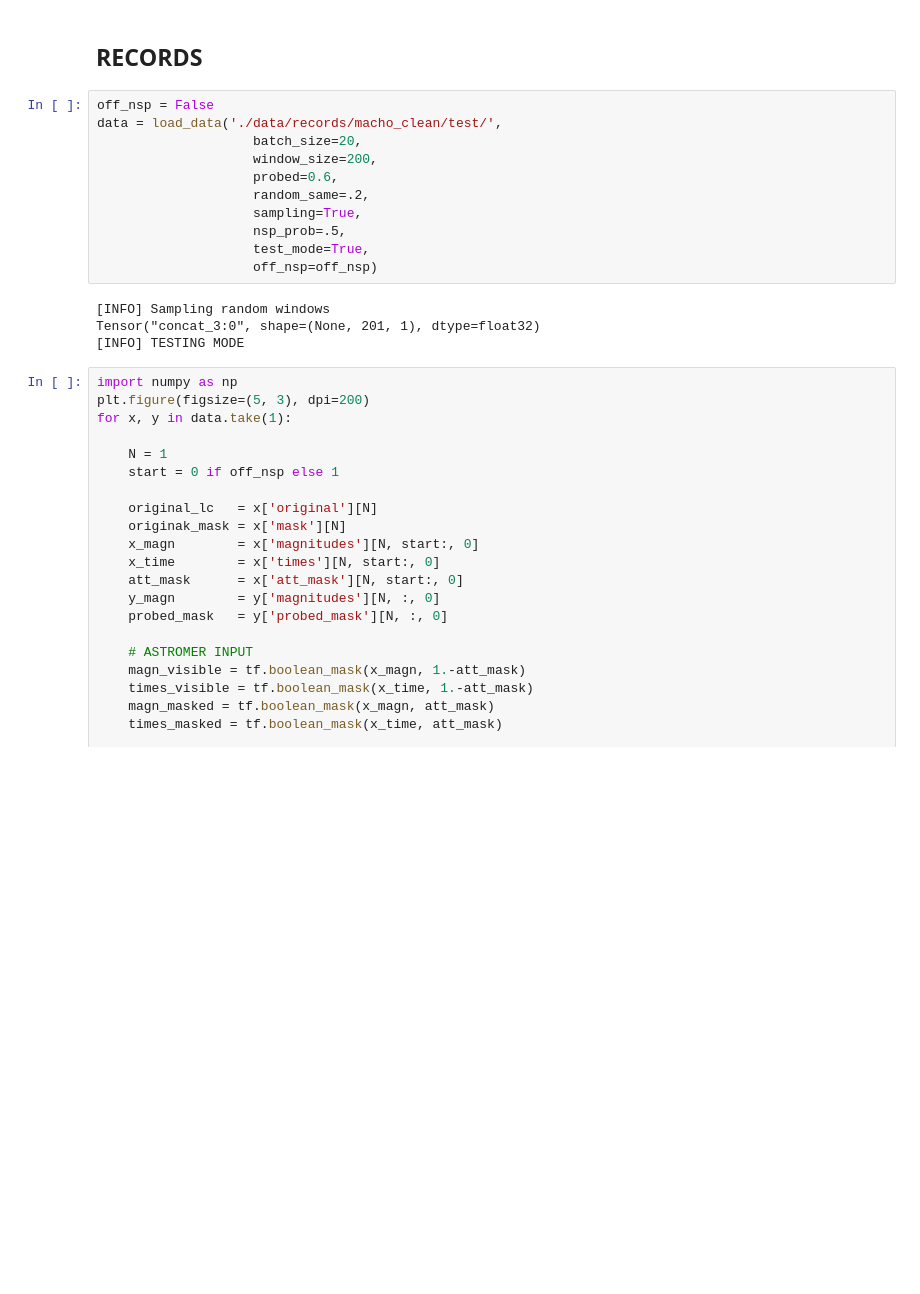
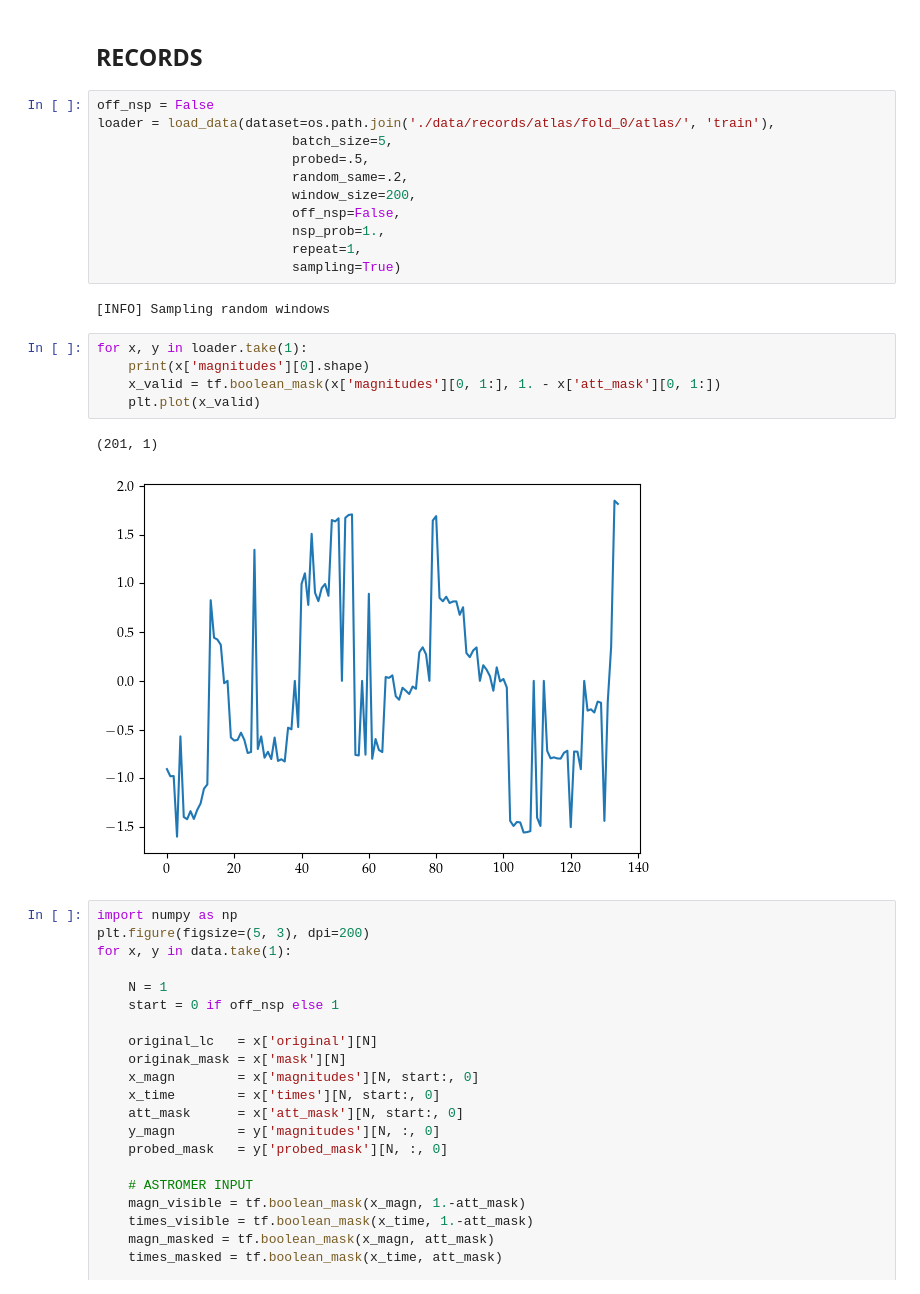
Before and after one commit to cridonoso/astromer, a Jupyter notebook: presentation/notebooks/explore_ligthcurves.ipynb, the cells around one changed output. Cells and saved outputs as stored; diff of their text form; blank space fills up the shorter version.

```diff
--- a/presentation/notebooks/explore_ligthcurves.ipynb
+++ b/presentation/notebooks/explore_ligthcurves.ipynb
@@ -33,19 +33,25 @@ To enable them in other operations, rebuild TensorFlow with the appropriate comp
 ## RECORDS
 # %%
 off_nsp = False
-data = load_data('./data/records/macho_clean/test/',
-                    batch_size=20,
-                    window_size=200,
-                    probed=0.6,
-                    random_same=.2,
-                    sampling=True,
-                    nsp_prob=.5,
-                    test_mode=True,
-                    off_nsp=off_nsp)
+loader = load_data(dataset=os.path.join('./data/records/atlas/fold_0/atlas/', 'train'),
+                         batch_size=5,
+                         probed=.5,
+                         random_same=.2,
+                         window_size=200,
+                         off_nsp=False,
+                         nsp_prob=1.,
+                         repeat=1,
+                         sampling=True)
 # %% [output]
 [INFO] Sampling random windows
-Tensor("concat_3:0", shape=(None, 201, 1), dtype=float32)
-[INFO] TESTING MODE
+# %%
+for x, y in loader.take(1):
+    print(x['magnitudes'][0].shape)
+    x_valid = tf.boolean_mask(x['magnitudes'][0, 1:], 1. - x['att_mask'][0, 1:])
+    plt.plot(x_valid)
+# %% [output]
+(201, 1)
+[figure, added]
 # %%
 import numpy as np
 plt.figure(figsize=(5, 3), dpi=200)
```
Also changed, not shown: parts of 1 cell of this notebook, 3 other files.
